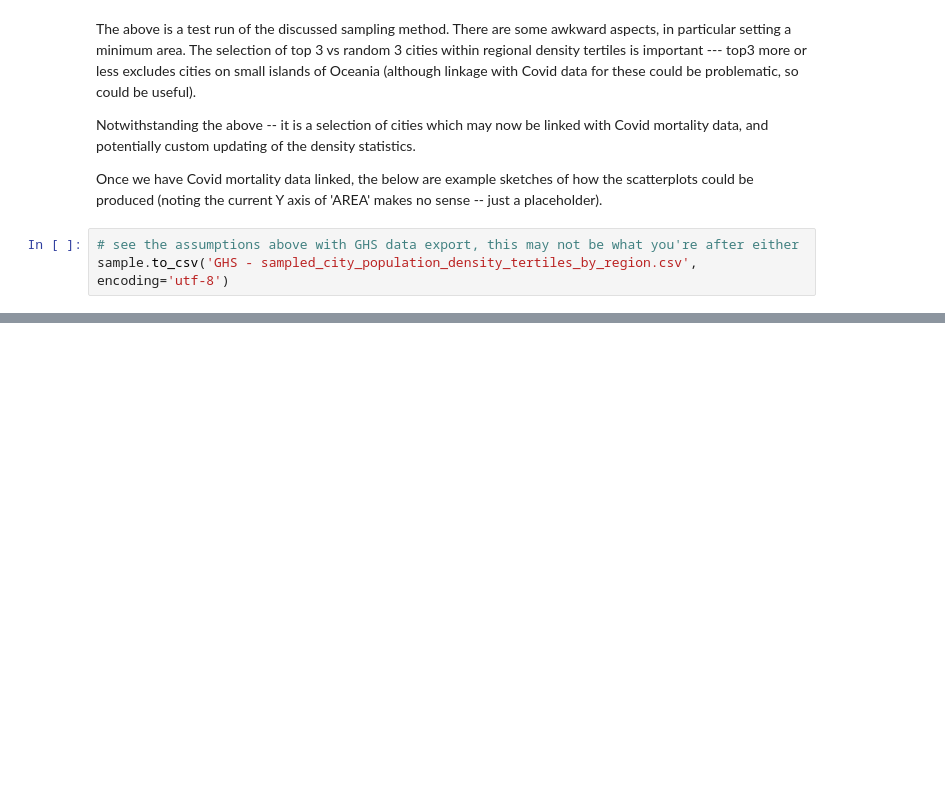
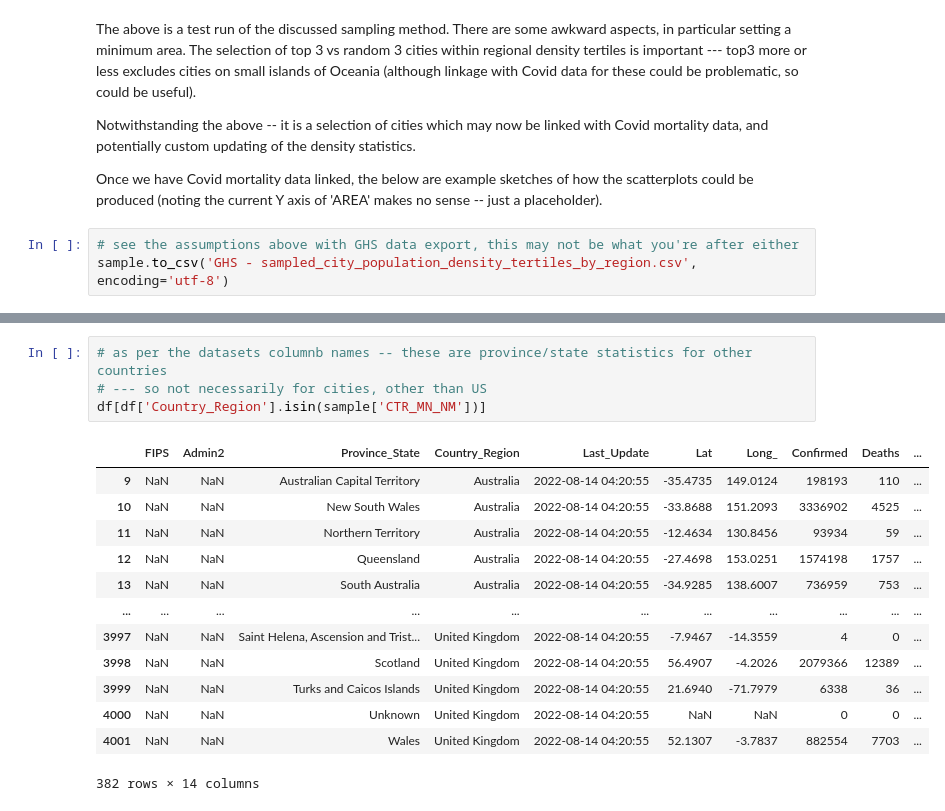
Before and after one commit to carlhiggs/urban_density_covid_linkage, a Jupyter notebook: Population and region data linkage.ipynb, the cells around one changed output, grey strips where cells are left out. Cells and saved outputs as stored; diff of their text form; blank space fills up the shorter version.

```diff
--- a/Population and region data linkage.ipynb
+++ b/Population and region data linkage.ipynb
@@ -136,0 +198,18 @@ sample.to_csv('GHS - sampled_city_population_density_tertiles_by_region.csv', en
+# %%
+# as per the datasets columnb names -- these are province/state statistics for other countries
+# --- so not necessarily for cities, other than US
+df[df['Country_Region'].isin(sample['CTR_MN_NM'])]
+# %% [output]
+|  | FIPS | Admin2 | Province_State | Country_Region | Last_Update | Lat | Long_ | Confirmed | Deaths | ... |
+| 9 | NaN | NaN | Australian Capital Territory | Australia | 2022-08-14 04:20:55 | -35.4735 | 149.0124 | 198193 | 110 | ... |
+| 10 | NaN | NaN | New South Wales | Australia | 2022-08-14 04:20:55 | -33.8688 | 151.2093 | 3336902 | 4525 | ... |
+| 11 | NaN | NaN | Northern Territory | Australia | 2022-08-14 04:20:55 | -12.4634 | 130.8456 | 93934 | 59 | ... |
+| 12 | NaN | NaN | Queensland | Australia | 2022-08-14 04:20:55 | -27.4698 | 153.0251 | 1574198 | 1757 | ... |
+| 13 | NaN | NaN | South Australia | Australia | 2022-08-14 04:20:55 | -34.9285 | 138.6007 | 736959 | 753 | ... |
+| ... | ... | ... | ... | ... | ... | ... | ... | ... | ... | ... |
+| 3997 | NaN | NaN | Saint Helena, Ascension and Trist... | United Kingdom | 2022-08-14 04:20:55 | -7.9467 | -14.3559 | 4 | 0 | ... |
+| 3998 | NaN | NaN | Scotland | United Kingdom | 2022-08-14 04:20:55 | 56.4907 | -4.2026 | 2079366 | 12389 | ... |
+| 3999 | NaN | NaN | Turks and Caicos Islands | United Kingdom | 2022-08-14 04:20:55 | 21.6940 | -71.7979 | 6338 | 36 | ... |
+| 4000 | NaN | NaN | Unknown | United Kingdom | 2022-08-14 04:20:55 | NaN | NaN | 0 | 0 | ... |
+| 4001 | NaN | NaN | Wales | United Kingdom | 2022-08-14 04:20:55 | 52.1307 | -3.7837 | 882554 | 7703 | ... |
+382 rows × 14 columns
```
Also changed, not shown: parts of 10 cells of this notebook.
